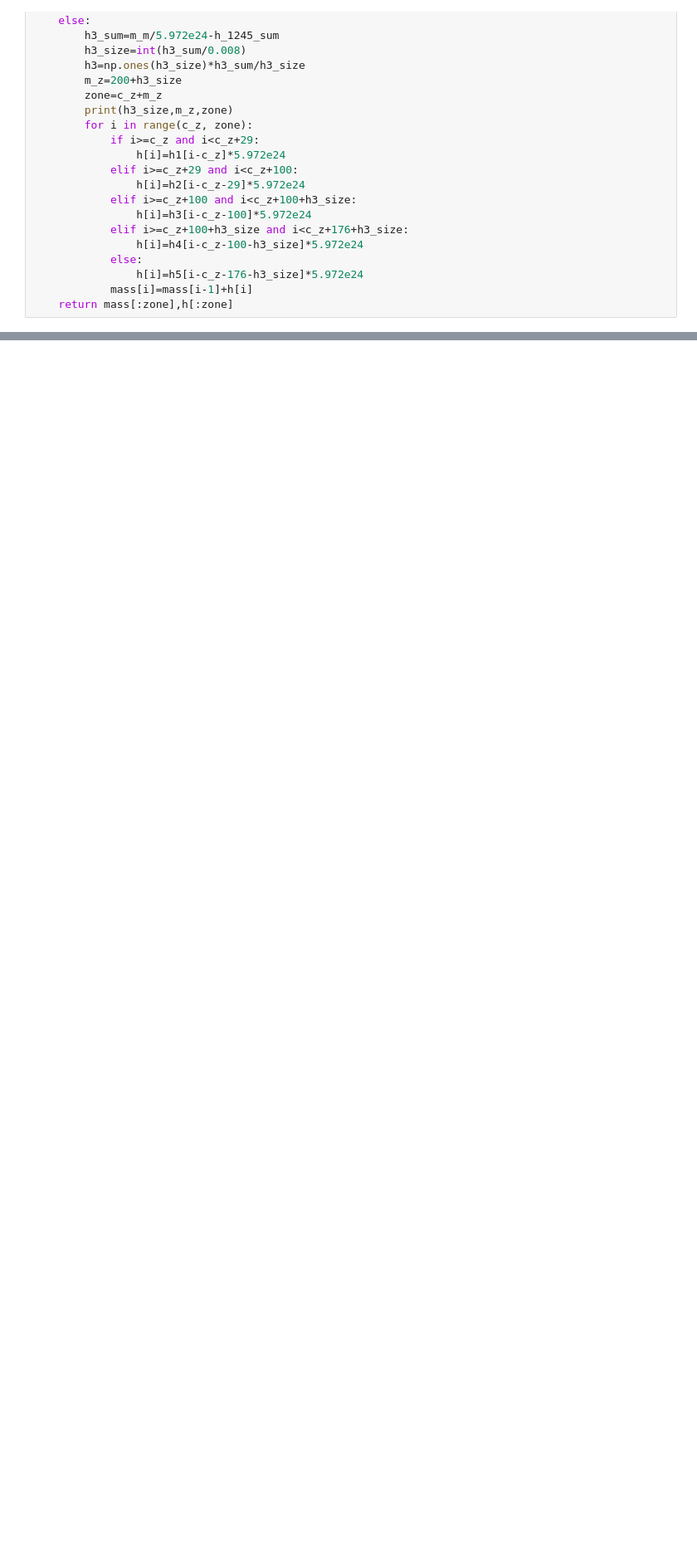
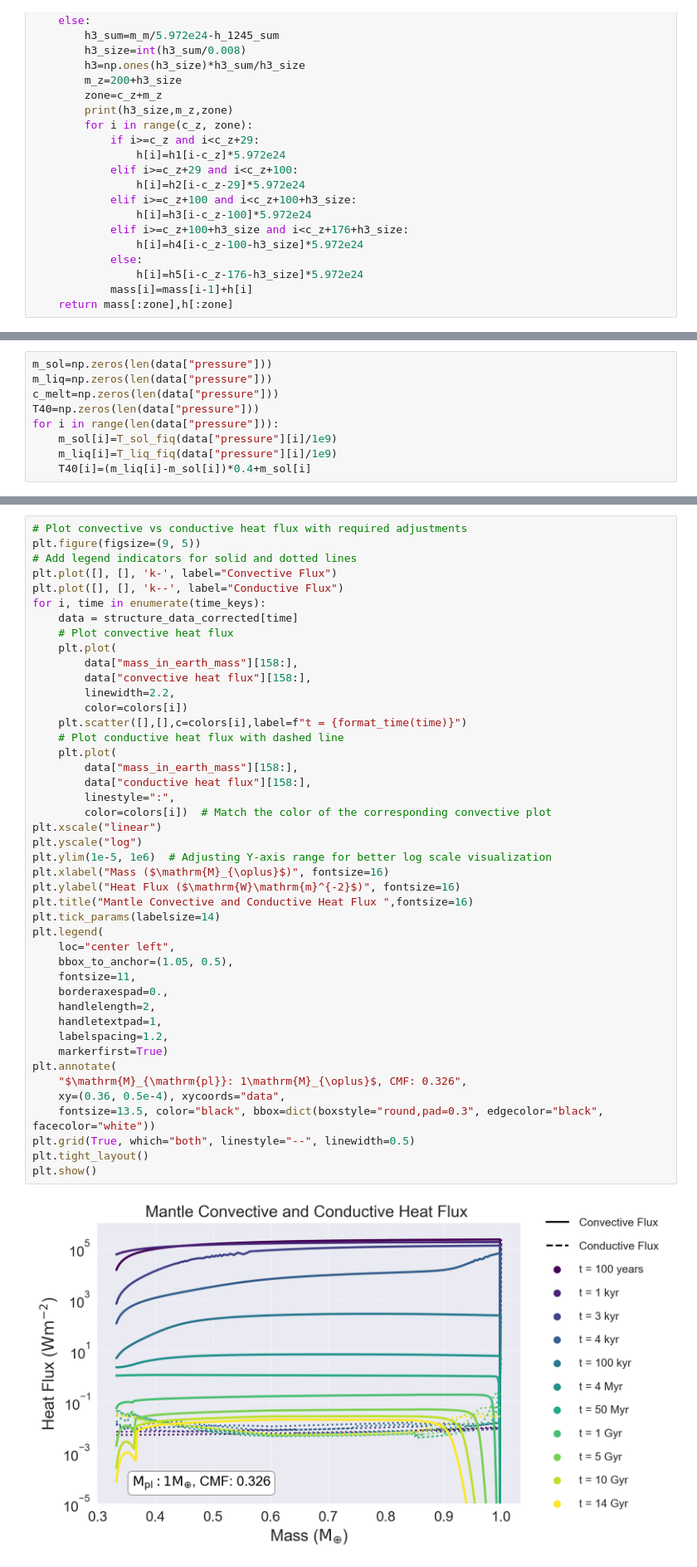
Before and after one commit to zhangjis/CMAPPER_rock, a Jupyter notebook: Untitled.ipynb, the cells around one changed output, grey strips where cells are left out. Shown at 83% size. Cells and saved outputs as stored; diff of their text form; blank space fills up the shorter version.

Commit message:
added Urey ratio and plots for Urey ratio and heat flow

```diff
--- a/Untitled.ipynb
+++ b/Untitled.ipynb
@@ -392,0 +412,9 @@ t[1]-t[0]
+# %%
+m_sol=np.zeros(len(data["pressure"]))
+m_liq=np.zeros(len(data["pressure"]))
+c_melt=np.zeros(len(data["pressure"]))
+T40=np.zeros(len(data["pressure"]))
+for i in range(len(data["pressure"])):
+    m_sol[i]=T_sol_fiq(data["pressure"][i]/1e9)
+    m_liq[i]=T_liq_fiq(data["pressure"][i]/1e9)
+    T40[i]=(m_liq[i]-m_sol[i])*0.4+m_sol[i]
@@ -392,0 +504,46 @@ t[1]-t[0]
+# %%
+# Plot convective vs conductive heat flux with required adjustments
+plt.figure(figsize=(9, 5))
+# Add legend indicators for solid and dotted lines
+plt.plot([], [], 'k-', label="Convective Flux")
+plt.plot([], [], 'k--', label="Conductive Flux")
+for i, time in enumerate(time_keys):
+    data = structure_data_corrected[time]
+    # Plot convective heat flux
+    plt.plot(
+        data["mass_in_earth_mass"][158:],
+        data["convective heat flux"][158:],
+        linewidth=2.2,
+        color=colors[i])
+    plt.scatter([],[],c=colors[i],label=f"t = {format_time(time)}")
+    # Plot conductive heat flux with dashed line
+    plt.plot(
+        data["mass_in_earth_mass"][158:],
+        data["conductive heat flux"][158:],
+        linestyle=":",
+        color=colors[i])  # Match the color of the corresponding convective plot
+plt.xscale("linear")
+plt.yscale("log")
+plt.ylim(1e-5, 1e6)  # Adjusting Y-axis range for better log scale visualization
+plt.xlabel("Mass ($\mathrm{M}_{\oplus}$)", fontsize=16)
+plt.ylabel("Heat Flux ($\mathrm{W}\mathrm{m}^{-2}$)", fontsize=16)
+plt.title("Mantle Convective and Conductive Heat Flux ",fontsize=16)
+plt.tick_params(labelsize=14)
+plt.legend(
+    loc="center left",
+    bbox_to_anchor=(1.05, 0.5),
+    fontsize=11,
+    borderaxespad=0.,
+    handlelength=2,
+    handletextpad=1,
+    labelspacing=1.2,
+    markerfirst=True)
+plt.annotate(
+    "$\mathrm{M}_{\mathrm{pl}}: 1\mathrm{M}_{\oplus}$, CMF: 0.326",
+    xy=(0.36, 0.5e-4), xycoords="data",
+    fontsize=13.5, color="black", bbox=dict(boxstyle="round,pad=0.3", edgecolor="black", facecolor="white"))
+plt.grid(True, which="both", linestyle="--", linewidth=0.5)
+plt.tight_layout()
+plt.show()
+# %% [output]
+[figure, added]
```
Also changed, not shown: parts of 44 cells of this notebook, 5 other files.
